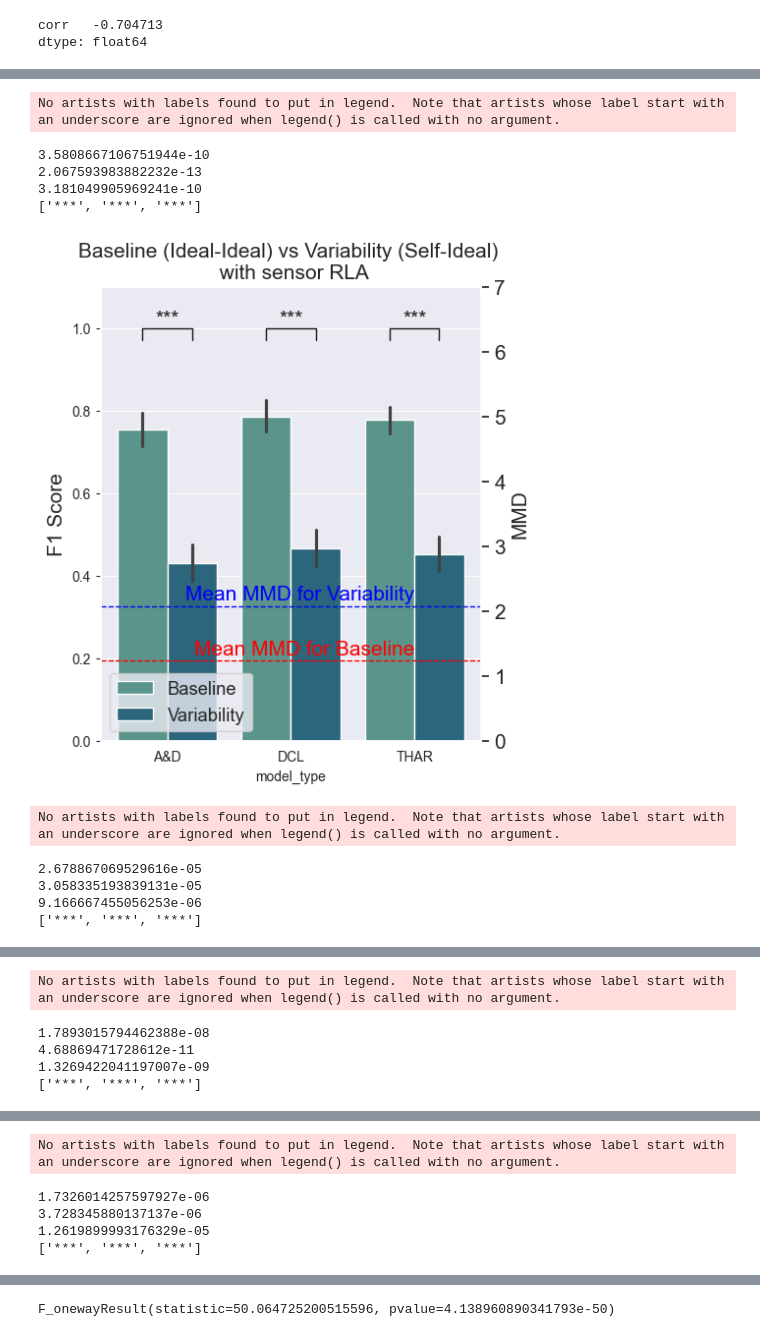
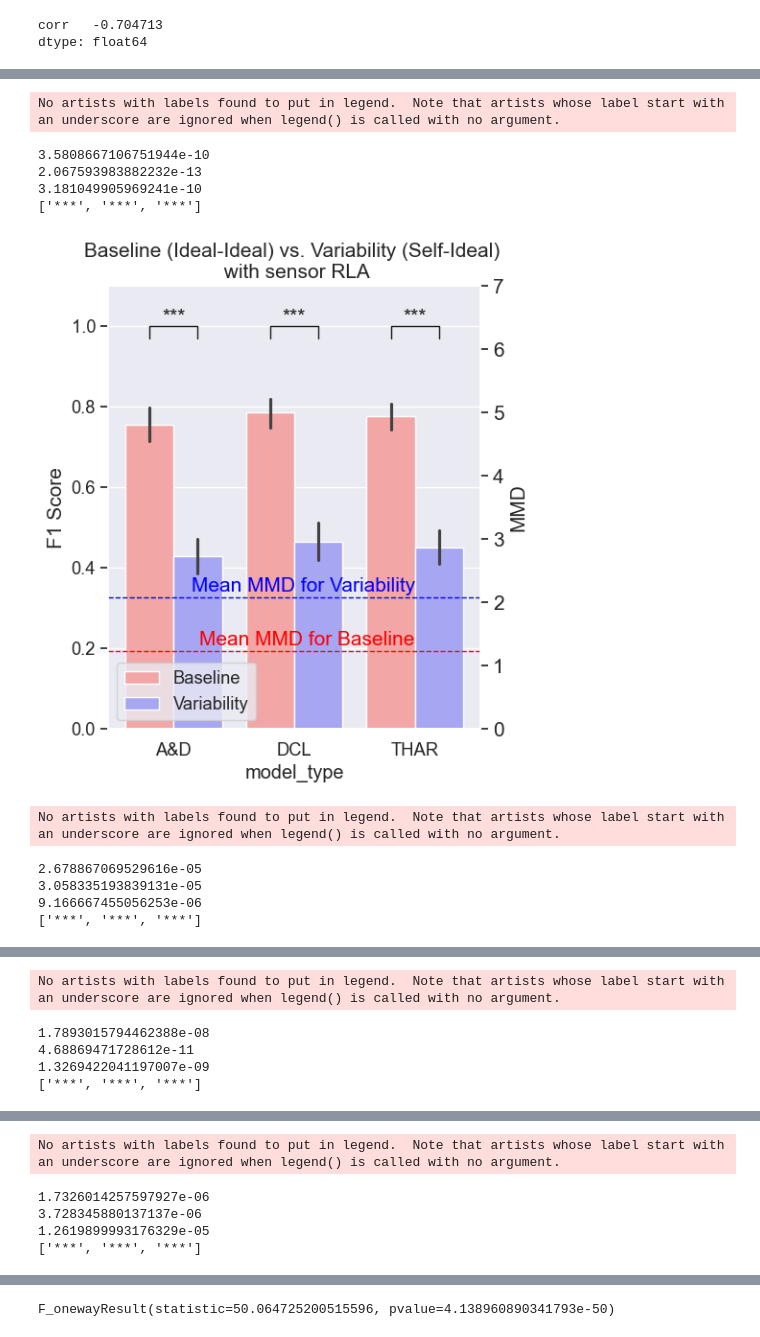
Before and after one commit to Gr33nMayhem/PERCOM_Variability_Research, a Jupyter notebook: notebooks/results_notebook/graph_creation_with_mmd.ipynb, the cells around one changed output, grey strips where cells are left out. Cells and saved outputs as stored; diff of their text form; code cells hidden in the pictures.

```diff
--- a/notebooks/results_notebook/graph_creation_with_mmd.ipynb
+++ b/notebooks/results_notebook/graph_creation_with_mmd.ipynb
@@ -940,8 +1022,8 @@ x_fit = np.linspace(min(x_data), max(x_data), 100)
 y_fit = logistic_function(x_fit, x0, k)
 
 # # convert y_fit and y_data to be between all_data['f1'].max and all_data['f1'].min
-# y_fit = y_fit * (max(all_data['f1']) - min(all_data['f1'])) + min(all_data['f1'])
-# y_data = y_data * (max(all_data['f1']) - min(all_data['f1'])) + min(all_data['f1'])
+y_fit = y_fit * (max(all_data['f1']) - min(all_data['f1'])) + min(all_data['f1'])
+y_data = y_data * (max(all_data['f1']) - min(all_data['f1'])) + min(all_data['f1'])
 
 
 # Plot the data points and the fitted curve
@@ -1613,7 +1902,6 @@ ideal_data = all_data[all_data['device_config'].str.contains('ideal')]
 
 # get the data that has RLA in device config
 rla_data = ideal_data[ideal_data['device_config'].str.contains('RLA')]
-
 
 for model in ['attend', 'deepconv', 'tinyhar']:
     # x_data is the mmd values
@@ -1642,7 +1930,7 @@ for model in ['attend', 'deepconv', 'tinyhar']:
     plt.scatter(x_data, y_data)
     plt.xlabel('MMD')
     plt.ylabel('F1 Score')
-    plt.title('Ideal MMD vs F1 Score with model ' + model)
+    plt.title('Ideal MMD vs. F1 Score with model ' + model)
     plt.show()
 # %% [output]
 [ 1.20904028 -1.45068101]
@@ -1683,7 +1971,7 @@ df_mean
 def get_labels_p_values(sensor1, sensor2, results_conf):
     labels = []
     for model in model_list:
-        conf = sensor1 + ' vs ' + sensor2
+        conf = sensor1 + ' vs. ' + sensor2
         p_value = results_conf[(results_conf['device_config'] == conf) & (results_conf['model_type'] == model)][
             'f1_p_value'].values[0]
         print(p_value)
@@ -1707,10 +1995,10 @@ for sensors in sensor_list_realdisp:
     sensor1 = sensors[0]
     sensor2 = sensors[1]
     for model in model_list:
-        conf = sensor2 + ' vs ' + sensor1
+        conf = sensor2 + ' vs. ' + sensor1
         # get data from df where sensor conf is s2 s2 and s1 s2 with model type
-        data_for_var_per_model = df[((df['device_config'] == 'F1 of ' + sensor2 + ' vs ' + sensor1) |
-                                     (df['device_config'] == 'F1 of ' + sensor1 + ' vs ' + sensor1)) & (
+        data_for_var_per_model = df[((df['device_config'] == 'F1 of ' + sensor2 + ' vs. ' + sensor1) |
+                                     (df['device_config'] == 'F1 of ' + sensor1 + ' vs. ' + sensor1)) & (
                                             df['model_type'] == model)]
 
         # remove any duplicates
@@ -1748,22 +2036,31 @@ for pair in sensor_list_realdisp:
     # set the size of the graph to be 5, 9
     plt.figure(figsize=(5, 6))
 
-    # filter out the data for the var type where sensor_test is sensor_test and sensor_train is either sensor test or sensor train
-    plot_data = df[((df['device_config'] == 'F1 of ' + sensor_train + ' vs ' + sensor_test) |
-                    (df['device_config'] == 'F1 of ' + sensor_test + ' vs ' + sensor_test))]
-    # rename the device_config from 'F1 of ' + sensor_train + ' vs ' + sensor_test to 'Train('+sensor_abbriv[sensor_train]+') vs Test('+sensor_abbriv[sensor_test]+')'
-    plot_data['device_config'] = plot_data['device_config'].replace('F1 of ' + sensor_train + ' vs ' + sensor_test,
+    plot_data = pd.DataFrame()
+    plot_data = pd.concat([plot_data, df[(df['device_config'] == sensor_test + ' vs. ' + sensor_test)]])
+    plot_data = pd.concat([plot_data, df[(df['device_config'] == sensor_train + ' vs. ' + sensor_test)]])
+
+
+
+    # plot_data = df[((df['device_config'] == sensor_train + ' vs. ' + sensor_test) |
+    #                 (df['device_config'] == sensor_test + ' vs. ' + sensor_test))].copy()
+    # rename the device_config from  sensor_train + ' vs. ' + sensor_test to 'Train('+sensor_abbriv[sensor_train]+') vs. Test('+sensor_abbriv[sensor_test]+')'
+    plot_data['device_config'] = plot_data['device_config'].replace( sensor_train + ' vs. ' + sensor_test,
                                                                     'Train(' + sensor_abbrev[
-                                                                        sensor_train] + ') vs Test(' +
+                                                                        sensor_train] + ') vs. Test(' +
                                                                     sensor_abbrev[sensor_test] + ')')
-    # rename the device_config from 'F1 of ' + sensor_test + ' vs ' + sensor_test to 'Test('+sensor_abbriv[sensor_test]+') vs Test('+sensor_abbriv[sensor_test]+')'
-    plot_data['device_config'] = plot_data['device_config'].replace('F1 of ' + sensor_test + ' vs ' + sensor_test,
+    # rename the device_config from  sensor_test + ' vs. ' + sensor_test to 'Test('+sensor_abbriv[sensor_test]+') vs. Test('+sensor_abbriv[sensor_test]+')'
+    plot_data['device_config'] = plot_data['device_config'].replace( sensor_test + ' vs. ' + sensor_test,
                                                                     'Train(' + sensor_abbrev[
-                                                                        sensor_test] + ') vs Test(' + sensor_abbrev[
+                                                                        sensor_test] + ') vs. Test(' + sensor_abbrev[
                                                                         sensor_test] + ')')
 
     combined_mean_data = pd.concat([combined_mean_data, plot_data], ignore_index=True)
-    ax = sns.barplot(x='model_type', y='f1', hue='device_config', data=plot_data, palette='crest')
+    # Create an array with the colors you want to use
+    colors = ["#FF9999", "#9999FF"]
+    # Set your custom color palette
+    sns.set_palette(sns.color_palette(colors))
+    ax = sns.barplot(x='model_type', y='f1', hue='device_config', data=plot_data)
     # remove legend
     ax.get_legend().remove()
     # rename the legend for barplot to be Baseline and Variability
@@ -1783,14 +2080,14 @@ for pair in sensor_list_realdisp:
         plt.text(x=init_val, y=1, s=label, fontsize=15, ha='center', va='bottom')
         init_val += 1
 
-    mean_mmd_1_1 = df_mean.loc[('F1 of ' + sensor_test + ' vs ' + sensor_test, 'attend')]['mmd']
-    mean_mmd_2_1 = df_mean.loc[('F1 of ' + sensor_train + ' vs ' + sensor_test, 'attend')]['mmd']
+    mean_mmd_1_1 = df_mean.loc[('F1 of ' + sensor_test + ' vs. ' + sensor_test, 'attend')]['mmd']
+    mean_mmd_2_1 = df_mean.loc[('F1 of ' + sensor_train + ' vs. ' + sensor_test, 'attend')]['mmd']
 
     combined_mean_mmd = pd.concat([combined_mean_mmd, pd.DataFrame(
-        {'device_config': 'F1 of ' + sensor_abbrev[sensor_test] + ' vs ' + sensor_abbrev[sensor_test],
+        {'device_config': 'F1 of ' + sensor_abbrev[sensor_test] + ' vs. ' + sensor_abbrev[sensor_test],
          'model_type': 'attend', 'mmd': mean_mmd_1_1}, index=[0])], ignore_index=True)
     combined_mean_mmd = pd.concat([combined_mean_mmd, pd.DataFrame(
-        {'device_config': 'F1 of ' + sensor_abbrev[sensor_train] + ' vs ' + sensor_abbrev[sensor_test],
+        {'device_config': 'F1 of ' + sensor_abbrev[sensor_train] + ' vs. ' + sensor_abbrev[sensor_test],
          'model_type': 'attend', 'mmd': mean_mmd_2_1}, index=[0])], ignore_index=True)
 
     # plot a line overlapped with the bar plot as mean MMD values
@@ -1830,35 +2127,35 @@ for pair in sensor_list_realdisp:
     labels[2] = 'THAR'
     ax.set_xticklabels(labels)
 
     train_sensor_name = sensor_abbrev[sensor_train].split('-')[0]
     train_sensor_config = sensor_abbrev[sensor_train].split('-')[1]
 
     test_sensor_name = sensor_abbrev[sensor_test].split('-')[0]
     test_sensor_config = sensor_abbrev[sensor_test].split('-')[1]
 
     plt.title(
-        'Baseline (' + test_sensor_config + '-' + test_sensor_config + ') vs Variability (' + train_sensor_config + '-' + test_sensor_config + ') \n with sensor ' + train_sensor_name,
+        'Baseline (' + test_sensor_config + '-' + test_sensor_config + ') vs. Variability (' + train_sensor_config + '-' + test_sensor_config + ') \n with sensor ' + train_sensor_name,
         fontsize=15)
 
     # remove legend title
     plt.legend(title=None)
 
     # plt.ylim(0, 1.1)
     # set the legend to the bottom left of the graph
     sns.move_legend(ax, "lower left", bbox_to_anchor=(0, 0))
     ax2.get_legend().remove()
     # save the graph in folder mean_graphs in this folder
     plt.savefig(
         os.path.join('F1 Score for ' + sensor_abbrev[sensor_train] + ' vs ' + sensor_abbrev[sensor_test] + '.png'),
         format='png', dpi=300)
     plt.show()
 # %% [output]
 No artists with labels found to put in legend.  Note that artists whose label start with an underscore are ignored when legend() is called with no argument.
 3.5808667106751944e-10
 2.067593983882232e-13
 3.181049905969241e-10
 ['***', '***', '***']
-[figure, old version]
+[figure, new version]
 No artists with labels found to put in legend.  Note that artists whose label start with an underscore are ignored when legend() is called with no argument.
 2.678867069529616e-05
 3.058335193839131e-05
```
Also changed, not shown: parts of 29 cells of this notebook.
